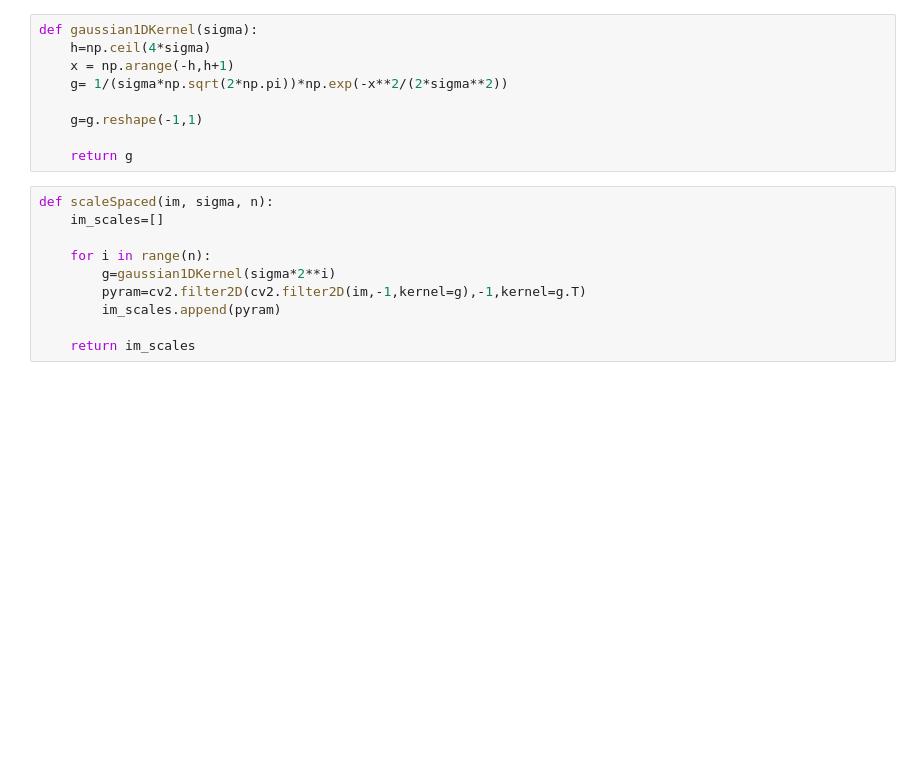
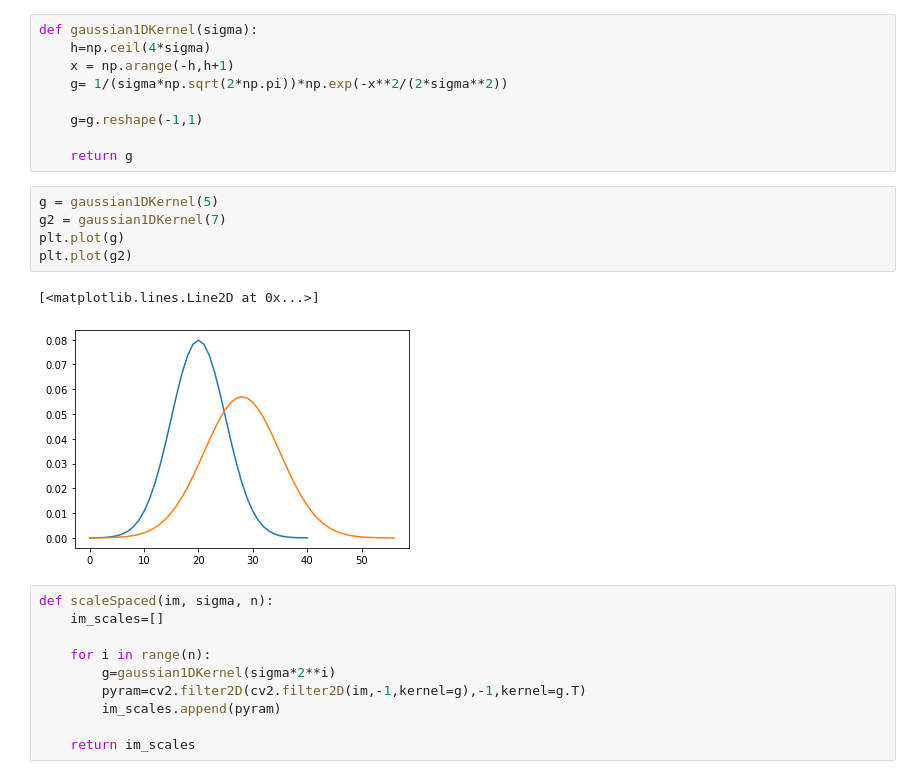
Before and after one commit to AlexAbades/CompVision, a Jupyter notebook: Computer-vision/Anna/week8_CV.ipynb, the cells around one changed output. Cells and saved outputs as stored; diff of their text form; blank space fills up the shorter version.

```diff
--- a/Computer-vision/Anna/week8_CV.ipynb
+++ b/Computer-vision/Anna/week8_CV.ipynb
@@ -42,6 +42,14 @@ def gaussian1DKernel(sigma):
     g=g.reshape(-1,1)
 
     return g
+# %%
+g = gaussian1DKernel(5)
+g2 = gaussian1DKernel(7)
+plt.plot(g)
+plt.plot(g2)
+# %% [output]
+[<matplotlib.lines.Line2D at 0x...>]
+[figure, added]
 # %%
 def scaleSpaced(im, sigma, n):
     im_scales=[]
```
Also changed, not shown: parts of 2 cells of this notebook, 1 other file.
